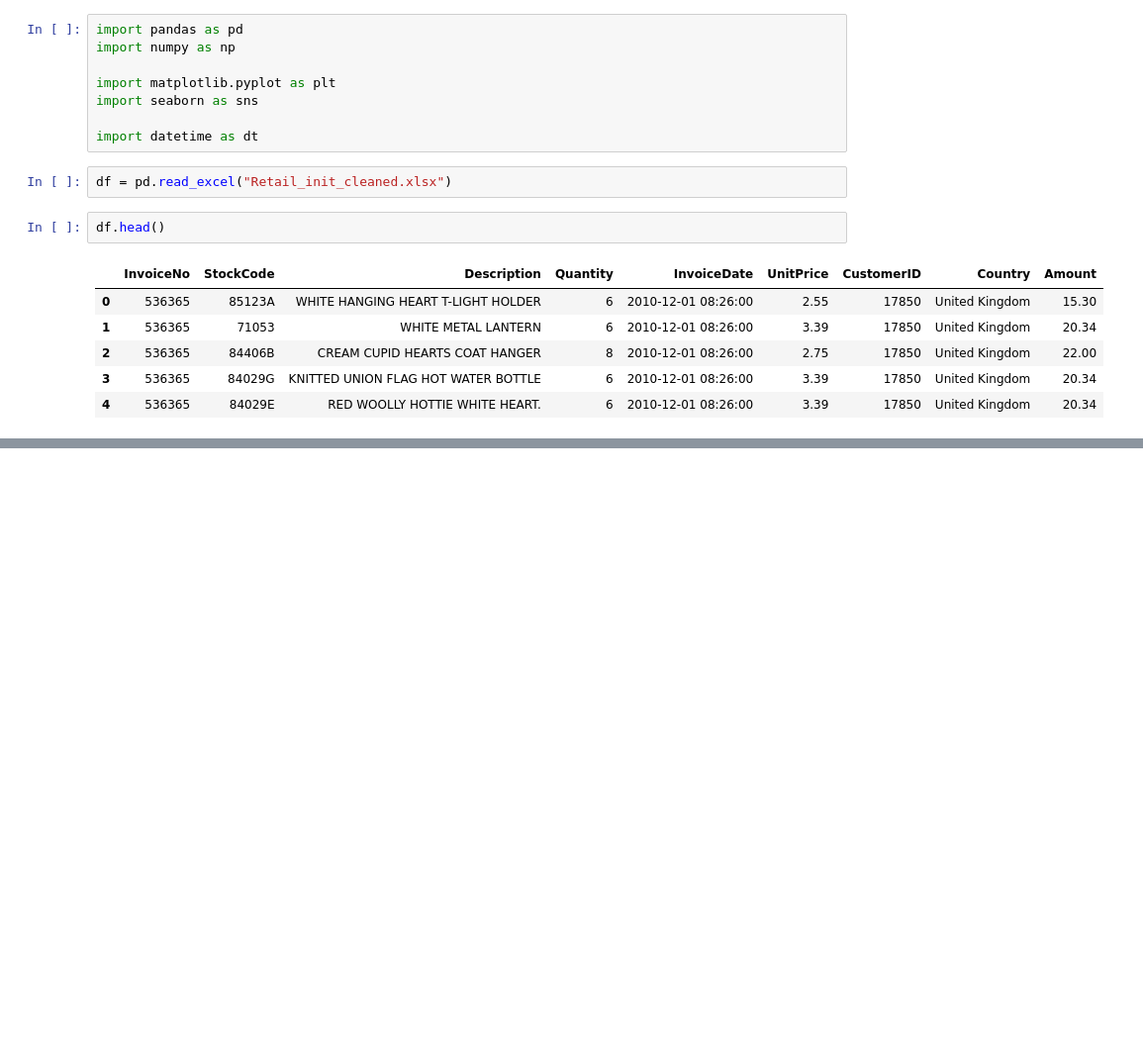
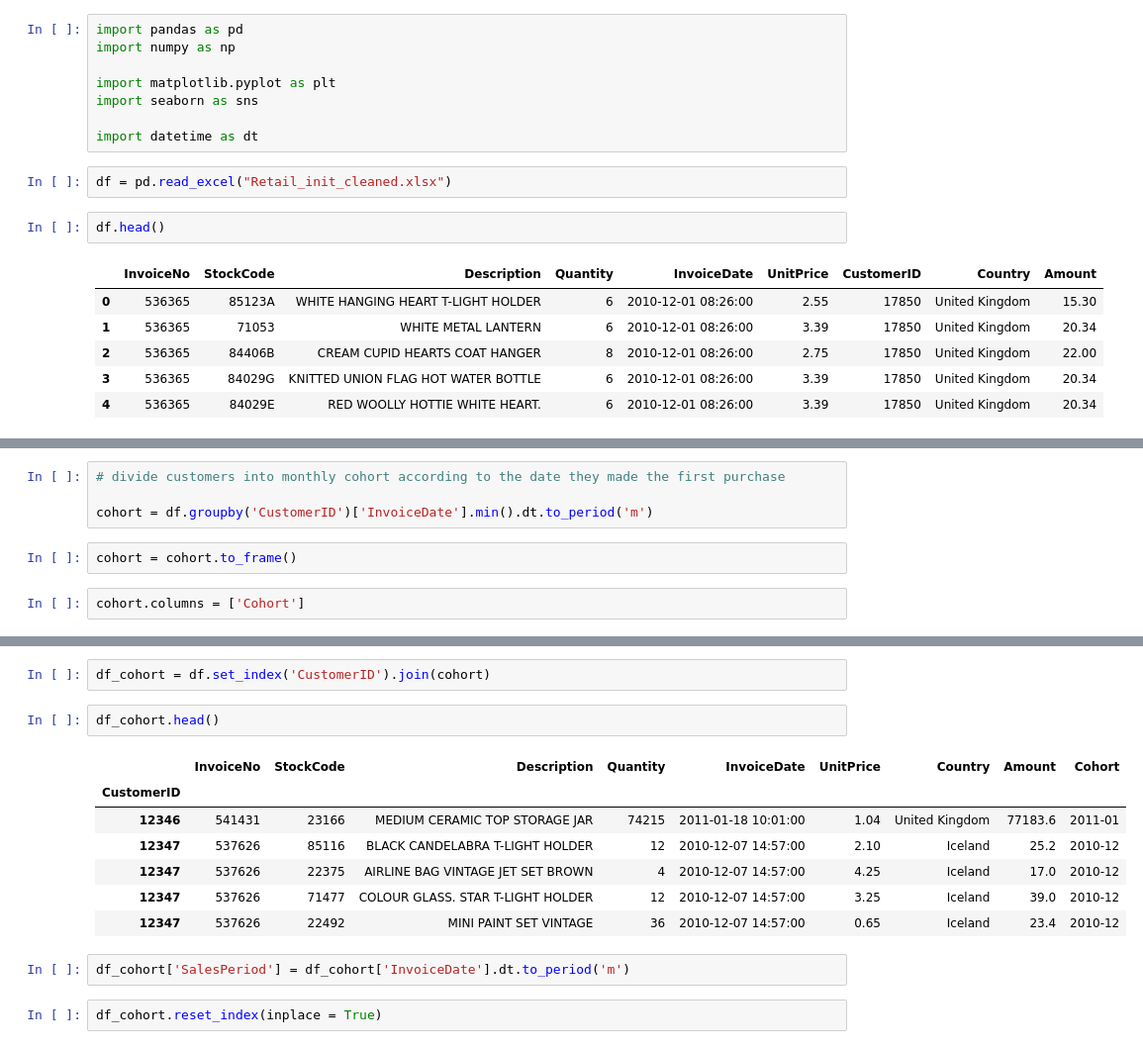
Before and after one commit to Phuong181003/Clustering, a Jupyter notebook: clustering.ipynb, the cells around one changed output, grey strips where cells are left out. Shown at 99% size. Drawn from its saved outputs; the diff is of its cells as text; blank space fills up the shorter version.

```diff
--- a/clustering.ipynb
+++ b/clustering.ipynb
@@ -39,0 +61,8 @@ Name: Month, Length: 397924, dtype: datetime64[ns]
+# %%
+# divide customers into monthly cohort according to the date they made the first purchase
+
+cohort = df.groupby('CustomerID')['InvoiceDate'].min().dt.to_period('m')
+# %%
+cohort = cohort.to_frame()
+# %%
+cohort.columns = ['Cohort']
@@ -39,0 +86,16 @@ Name: Month, Length: 397924, dtype: datetime64[ns]
+# %%
+df_cohort = df.set_index('CustomerID').join(cohort)
+# %%
+df_cohort.head()
+# %% [output]
+|  | InvoiceNo | StockCode | Description | Quantity | InvoiceDate | UnitPrice | Country | Amount | Cohort |
+| CustomerID |  |  |  |  |  |  |  |  |  |
+| 12346 | 541431 | 23166 | MEDIUM CERAMIC TOP STORAGE JAR | 74215 | 2011-01-18 10:01:00 | 1.04 | United Kingdom | 77183.6 | 2011-01 |
+| 12347 | 537626 | 85116 | BLACK CANDELABRA T-LIGHT HOLDER | 12 | 2010-12-07 14:57:00 | 2.10 | Iceland | 25.2 | 2010-12 |
+| 12347 | 537626 | 22375 | AIRLINE BAG VINTAGE JET SET BROWN | 4 | 2010-12-07 14:57:00 | 4.25 | Iceland | 17.0 | 2010-12 |
+| 12347 | 537626 | 71477 | COLOUR GLASS. STAR T-LIGHT HOLDER | 12 | 2010-12-07 14:57:00 | 3.25 | Iceland | 39.0 | 2010-12 |
+| 12347 | 537626 | 22492 | MINI PAINT SET VINTAGE | 36 | 2010-12-07 14:57:00 | 0.65 | Iceland | 23.4 | 2010-12 |
+# %%
+df_cohort['SalesPeriod'] = df_cohort['InvoiceDate'].dt.to_period('m')
+# %%
+df_cohort.reset_index(inplace = True)
```
Also changed, not shown: parts of 13 cells of this notebook, 1 other file.
